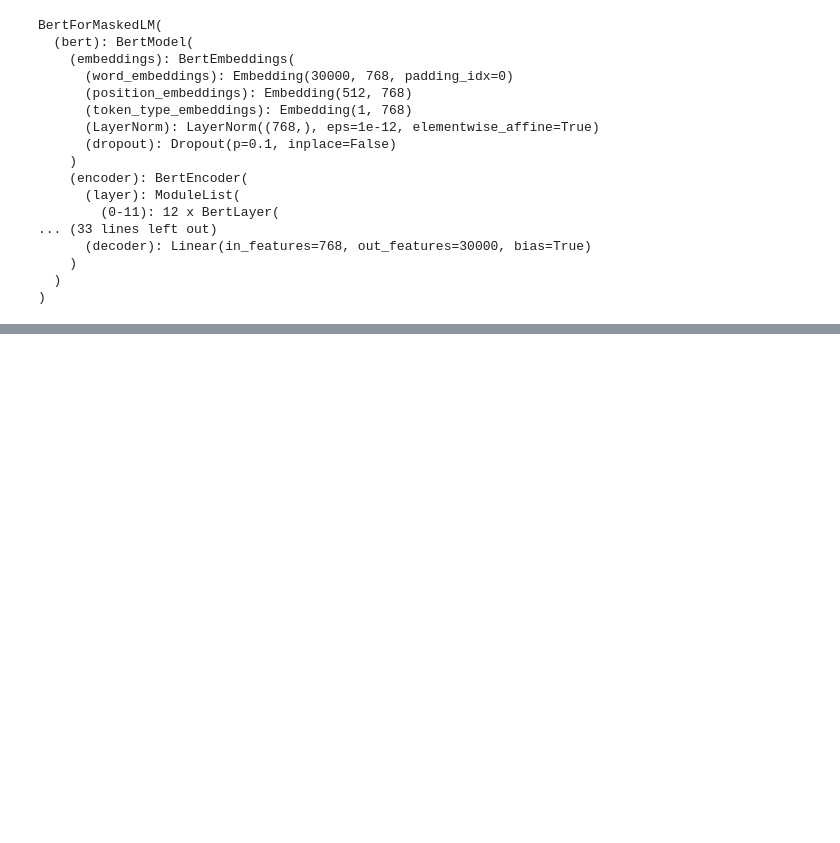
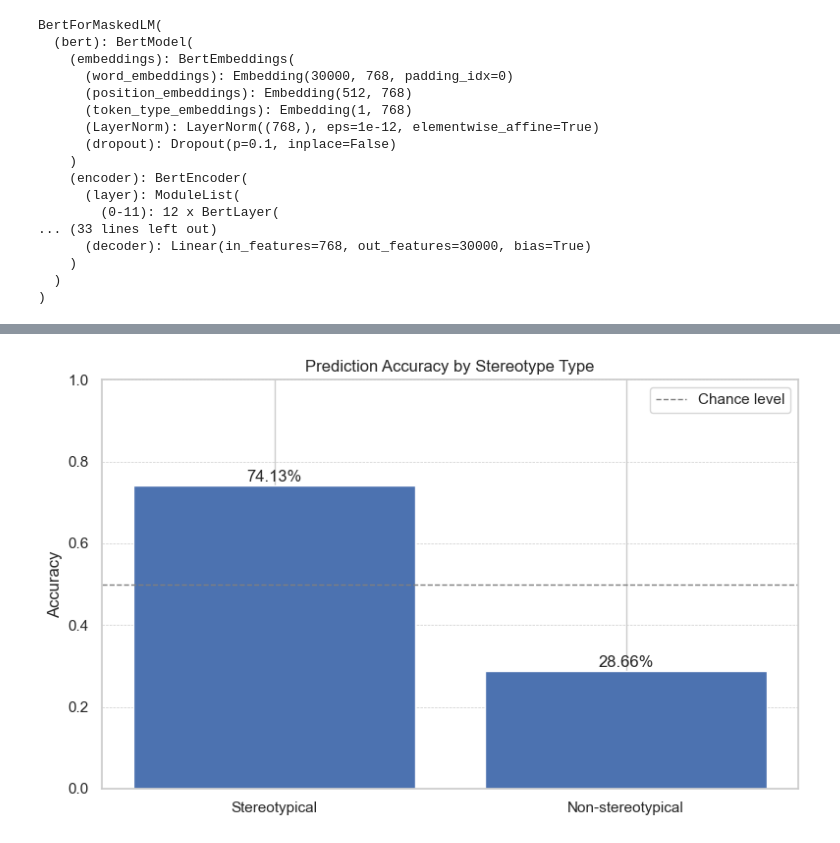
Before and after one commit to KleinJonasUVT/biasintransformers, a Jupyter notebook: code/professions_sentences.ipynb, the cells around one changed output, grey strips where cells are left out. Cells and saved outputs as stored; diff of their text form; code cells hidden in the pictures; blank space fills up the shorter version.

```diff
--- a/code/professions_sentences.ipynb
+++ b/code/professions_sentences.ipynb
@@ -524,0 +779,28 @@ print(loaded_labels[60:70])
+# %%
+import matplotlib.pyplot as plt
+
+# Accuracy values
+accuracies = [stereotypical_accuracy, non_stereotypical_accuracy]
+labels = ['Stereotypical', 'Non-stereotypical']
+
+# Bar plot
+plt.figure(figsize=(8, 5))
+bars = plt.bar(labels, accuracies)
+
+# Add value labels on top of each bar
+for bar in bars:
+    height = bar.get_height()
+    plt.text(bar.get_x() + bar.get_width()/2., height + 0.01, f'{height:.2%}', ha='center')
+
+# Styling
+plt.ylim(0, 1)
+plt.ylabel('Accuracy')
+plt.title('Prediction Accuracy by Stereotype Type')
+plt.axhline(0.5, color='gray', linestyle='--', linewidth=1, label='Chance level')
+plt.legend()
+plt.grid(axis='y', linestyle='--', linewidth=0.5)
+
+plt.tight_layout()
+plt.show()
+# %% [output]
+[figure, added]
```
Also changed, not shown: parts of 20 cells of this notebook, 3 other files.
